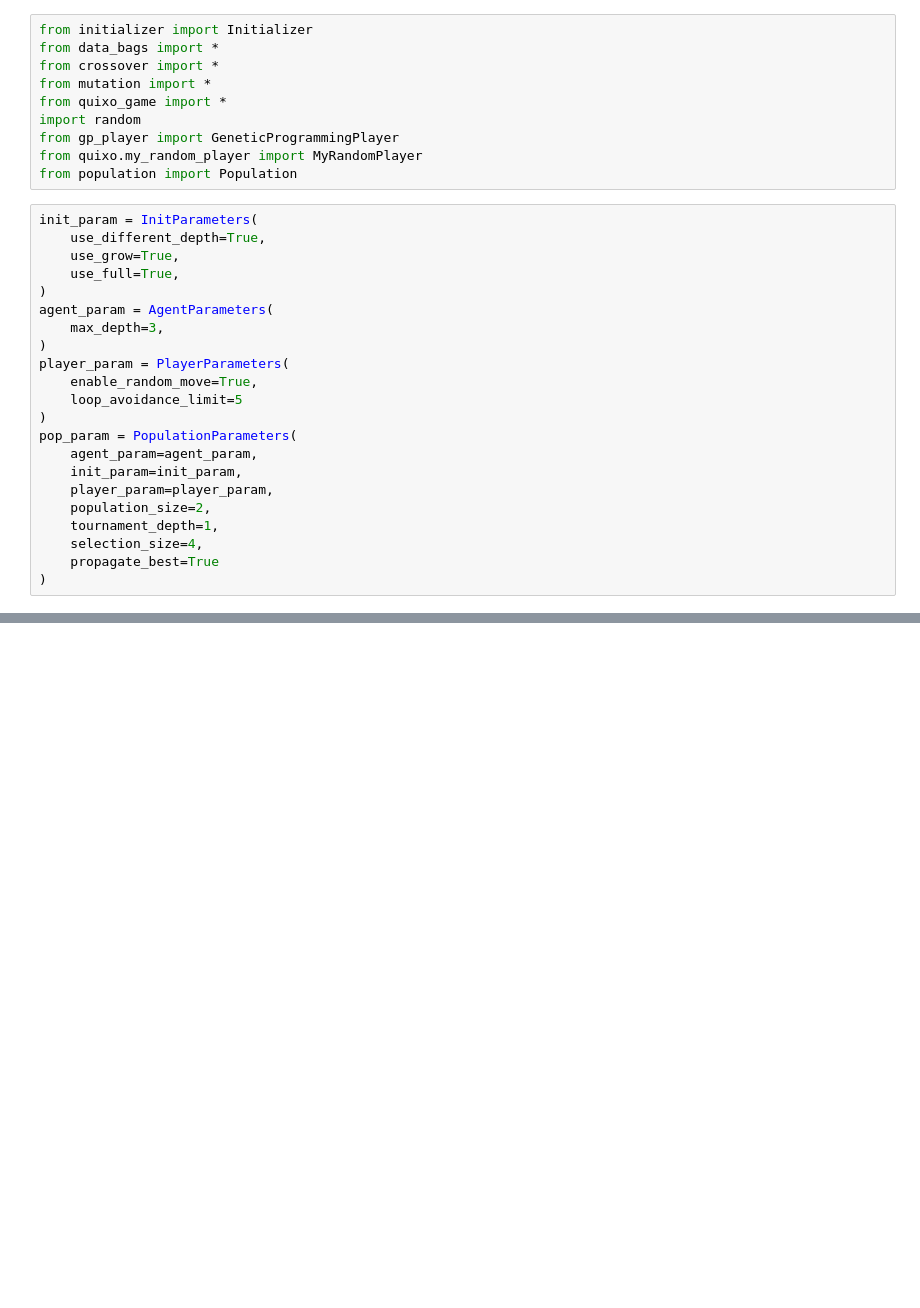
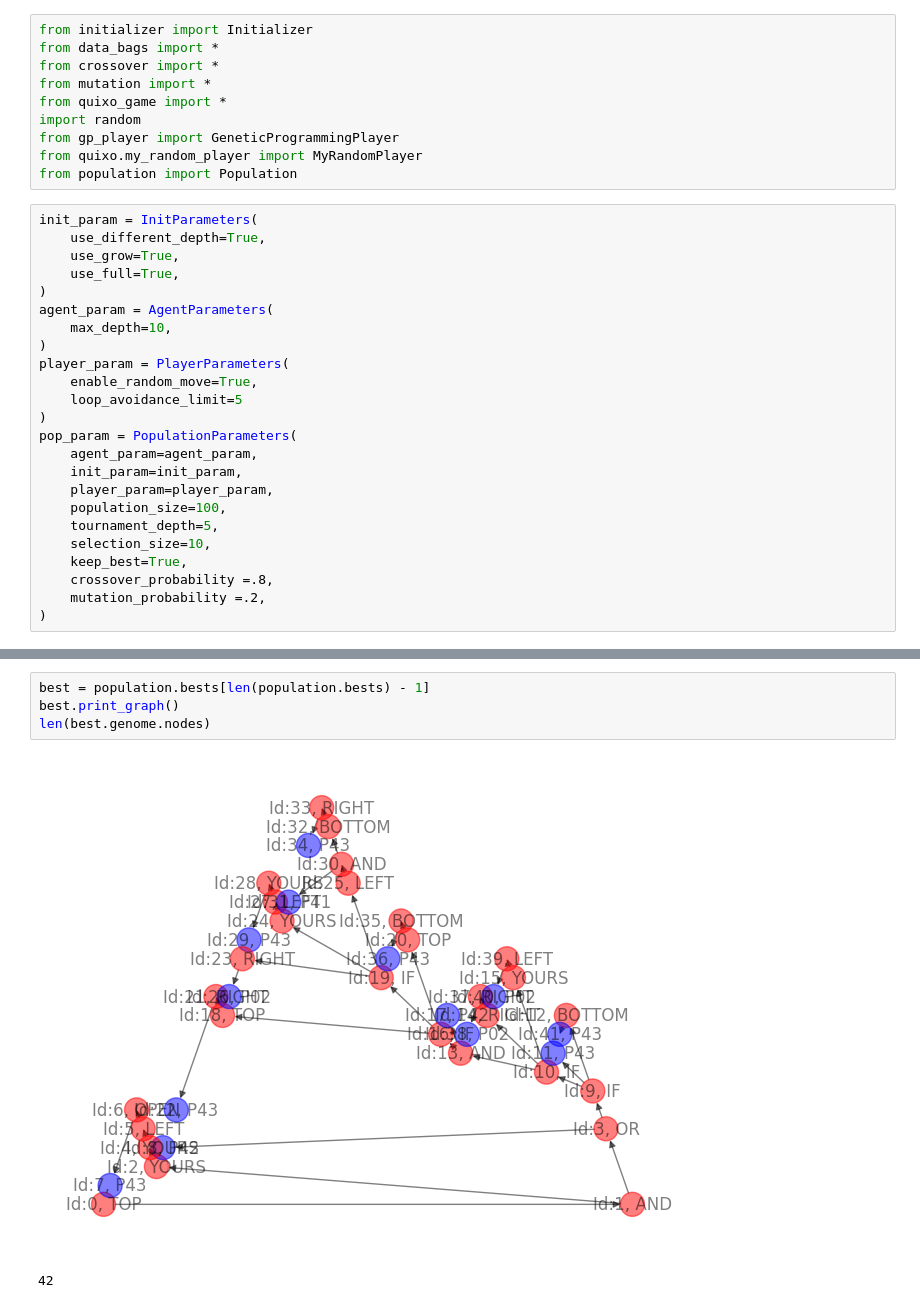
Before and after one commit to dimi-it/computational-intelligence, a Jupyter notebook: quixo/ntbk2.ipynb, the cells around one changed output, grey strips where cells are left out. Drawn from its saved outputs; the diff is of its cells as text; blank space fills up the shorter version.

Commit message:
Upd, woow population start to learn

```diff
--- a/quixo/ntbk2.ipynb
+++ b/quixo/ntbk2.ipynb
@@ -15,7 +15,7 @@ init_param = InitParameters(
     use_full=True,
 )
 agent_param = AgentParameters(
-    max_depth=3,
+    max_depth=10,
 )
 player_param = PlayerParameters(
     enable_random_move=True,
@@ -25,10 +25,12 @@ pop_param = PopulationParameters(
     agent_param=agent_param,
     init_param=init_param,
     player_param=player_param,
-    population_size=2,
-    tournament_depth=1,
-    selection_size=4,
-    propagate_best=True
+    population_size=100,
+    tournament_depth=5,
+    selection_size=10,
+    keep_best=True,
+    crossover_probability =.8,
+    mutation_probability =.2,
 )
 # %%
 population = Population(population_param=pop_param)
@@ -63,0 +61,7 @@ Selected: [I_1, I_1, I_0, I_0]
+# %%
+best = population.bests[len(population.bests) - 1]
+best.print_graph()
+len(best.genome.nodes)
+# %% [output]
+[figure, added]
+42
```
Also changed, not shown: parts of 9 cells of this notebook, 6 other files.
